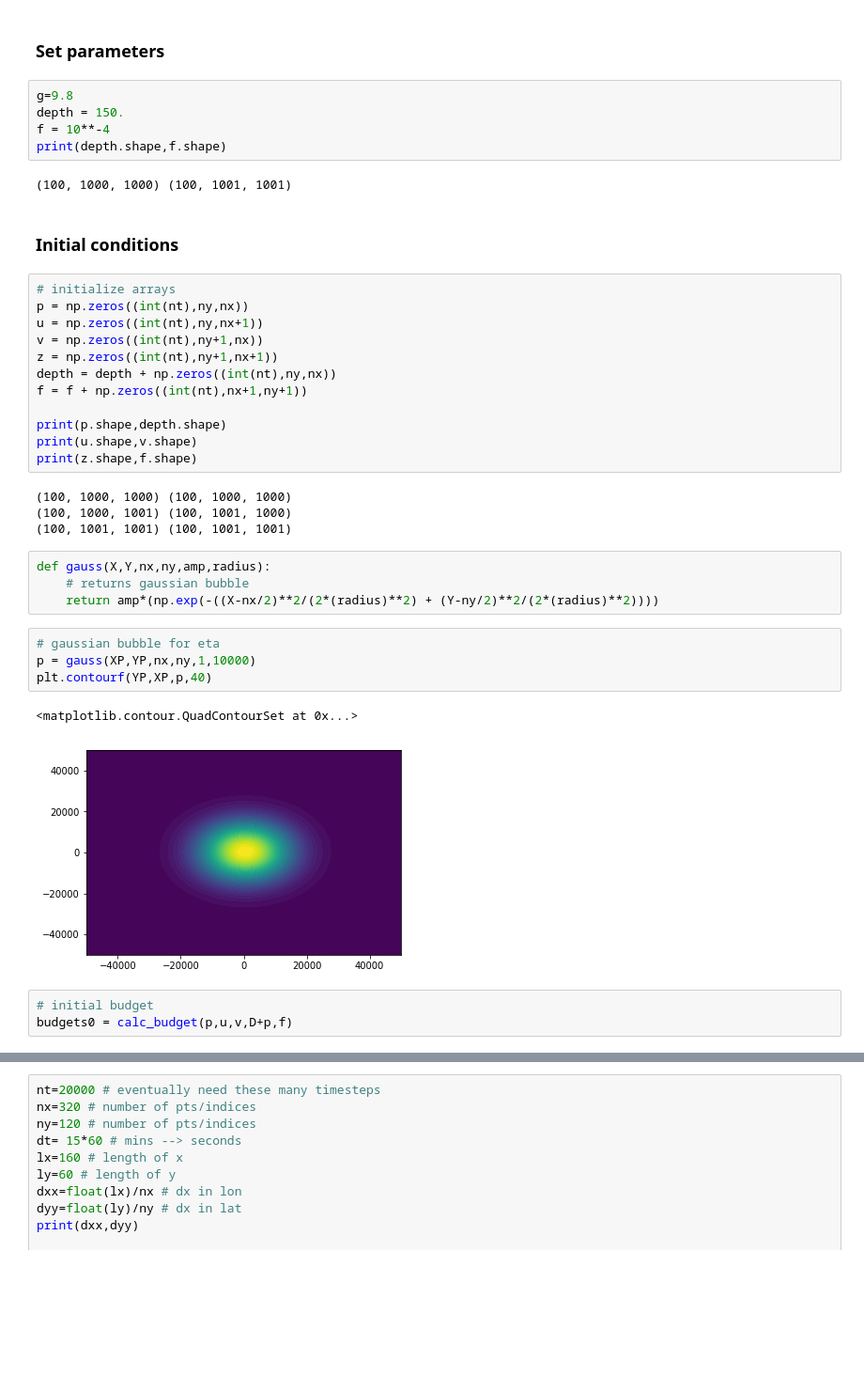
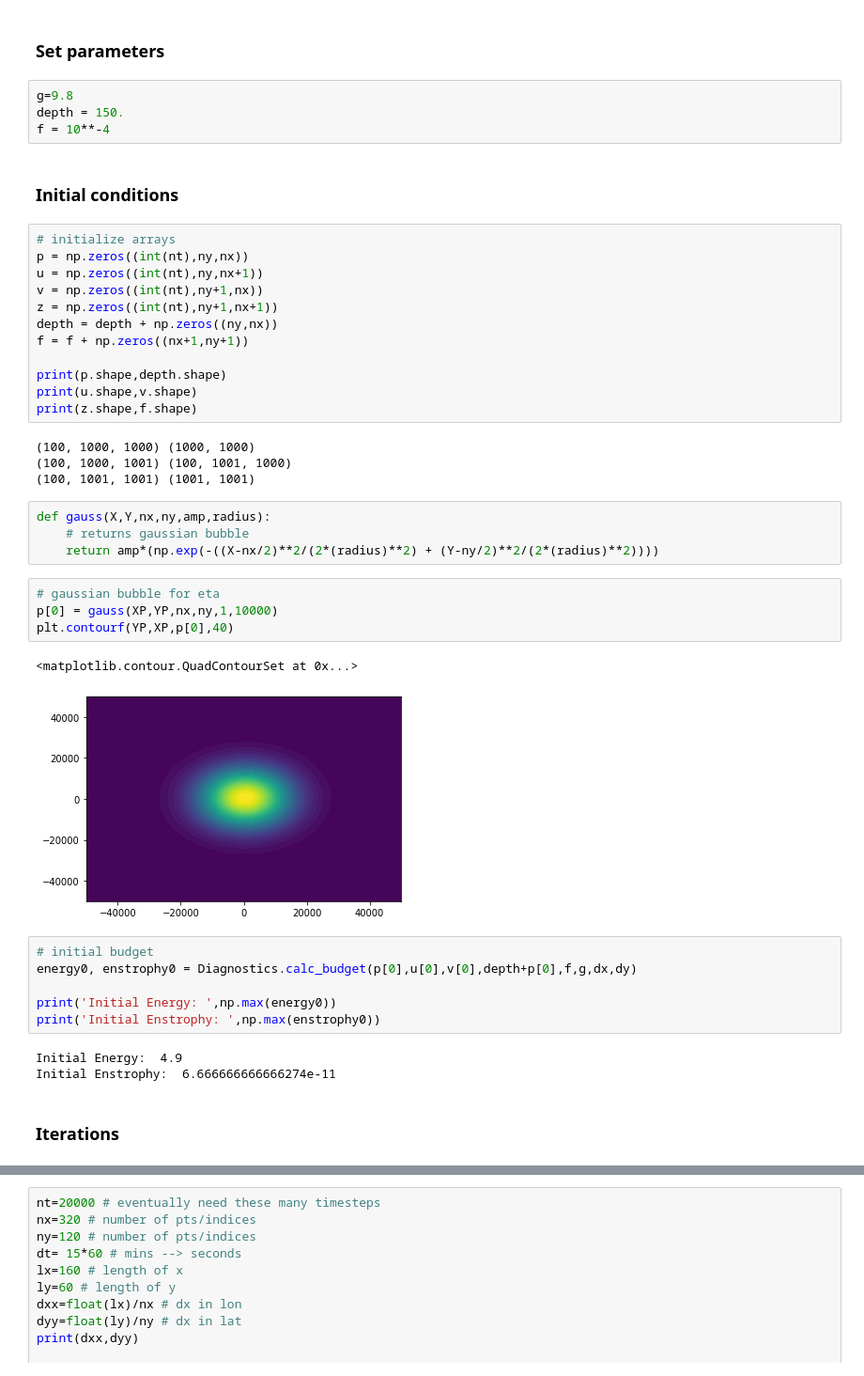
Before and after one commit to kelseymalloy/CFD, a Jupyter notebook: SWM.ipynb, the cells around one changed output, grey strips where cells are left out. Shown at 94% size. Cells and saved outputs as stored; diff of their text form; blank space fills up the shorter version.

```diff
--- a/SWM.ipynb
+++ b/SWM.ipynb
@@ -72,9 +73,6 @@ print(CFDtest,dt)
 g=9.8
 depth = 150.
 f = 10**-4
-print(depth.shape,f.shape)
-# %% [output]
-(100, 1000, 1000) (100, 1001, 1001)
 # %% [markdown]
 ### Initial conditions
 # %%
@@ -83,27 +81,35 @@ p = np.zeros((int(nt),ny,nx))
 u = np.zeros((int(nt),ny,nx+1))
 v = np.zeros((int(nt),ny+1,nx))
 z = np.zeros((int(nt),ny+1,nx+1))
-depth = depth + np.zeros((int(nt),ny,nx))
-f = f + np.zeros((int(nt),nx+1,ny+1))
+depth = depth + np.zeros((ny,nx))
+f = f + np.zeros((nx+1,ny+1))
 
 print(p.shape,depth.shape)
 print(u.shape,v.shape)
 print(z.shape,f.shape)
 # %% [output]
-(100, 1000, 1000) (100, 1000, 1000)
+(100, 1000, 1000) (1000, 1000)
 (100, 1000, 1001) (100, 1001, 1000)
-(100, 1001, 1001) (100, 1001, 1001)
+(100, 1001, 1001) (1001, 1001)
 # %%
 def gauss(X,Y,nx,ny,amp,radius):
     # returns gaussian bubble
     return amp*(np.exp(-((X-nx/2)**2/(2*(radius)**2) + (Y-ny/2)**2/(2*(radius)**2))))
 # %%
 # gaussian bubble for eta
-p = gauss(XP,YP,nx,ny,1,10000)
-plt.contourf(YP,XP,p,40)
+p[0] = gauss(XP,YP,nx,ny,1,10000)
+plt.contourf(YP,XP,p[0],40)
 # %% [output]
 <matplotlib.contour.QuadContourSet at 0x...>
-[figure, old version]
+[figure, new version]
-# %%
-# initial budget
-budgets0 = calc_budget(p,u,v,D+p,f)
+# %%
+# initial budget
+energy0, enstrophy0 = Diagnostics.calc_budget(p[0],u[0],v[0],depth+p[0],f,g,dx,dy)
+
+print('Initial Energy: ',np.max(energy0))
+print('Initial Enstrophy: ',np.max(enstrophy0))
+# %% [output]
+Initial Energy:  4.9
+Initial Enstrophy:  6.666666666666274e-11
+# %% [markdown]
+### Iterations
```
Also changed, not shown: parts of 6 cells of this notebook, 1 other file.
